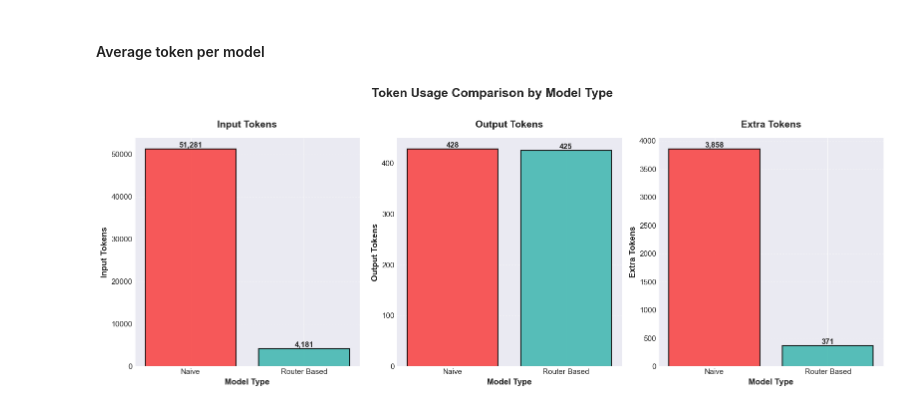
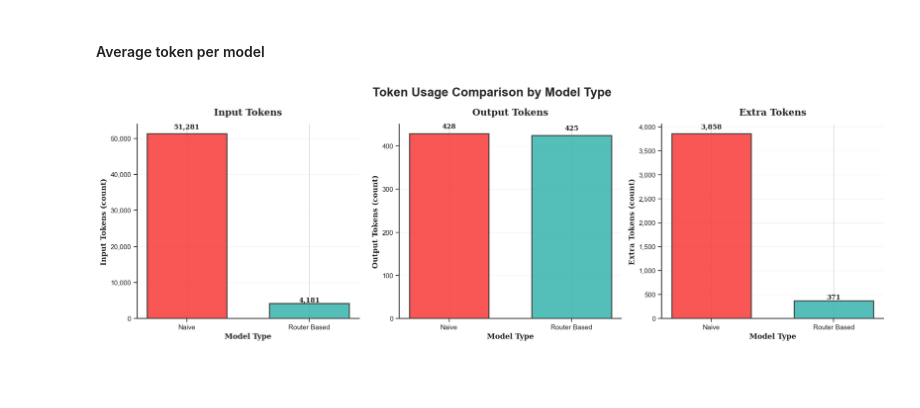
Before and after one commit to andreamurari/TesiMagistrale_NextQuerySuggestion, a Jupyter notebook: GeminiAPI_x_streamlit/token_usage_analysis.ipynb, the cells around one changed output. Drawn from its saved outputs; the diff is of its cells as text; code cells hidden in the pictures; blank space fills up the shorter version.

Commit message:
Update token_usage_analysis for better looking plots

```diff
--- a/GeminiAPI_x_streamlit/token_usage_analysis.ipynb
+++ b/GeminiAPI_x_streamlit/token_usage_analysis.ipynb
@@ -119,45 +119,63 @@ model_cmap = {
 # %% [markdown]
 #### Average token per model
 # %%
-plt.style.use('seaborn-v0_8-darkgrid')
+# Set academic style
+plt.rcParams['font.family'] = 'serif'
+plt.rcParams['font.size'] = 11
+plt.rcParams['axes.linewidth'] = 1.5
+plt.rcParams['grid.linewidth'] = 0.8
+plt.style.use('seaborn-v0_8-whitegrid')
 
-fig, axes = plt.subplots(1, 3, figsize=(16, 6))
-fig.suptitle('Token Usage Comparison by Model Type', fontsize=18, fontweight='bold', y=1.02)
+fig, axes = plt.subplots(1, 3, figsize=(18, 6))
+fig.suptitle('Token Usage Comparison by Model Type', fontsize=20, fontweight='bold', y=0.98)
 
 metrics = ['Input Tokens', 'Output Tokens', 'Extra Tokens']
 axes_flat = axes.flatten()
+
+# Calculate percentage differences for annotations
+rb_values = {}
+for metric in metrics:
+    rb_val = model_token_usage_df[model_token_usage_df['Model'] == 'Router Based'][metric].values[0]
+    naive_val = model_token_usage_df[model_token_usage_df['Model'] == 'Naive'][metric].values[0]
+    rb_values[metric] = (naive_val - rb_val) / rb_val * 100 if rb_val != 0 else 0
 
 for idx, metric in enumerate(metrics):
     ax = axes_flat[idx]
 
     bars = ax.bar(model_token_usage_df['Model'], model_token_usage_df[metric],
                    color=[model_cmap[model] for model in model_token_usage_df['Model']],
-                   edgecolor='black', linewidth=1.5, alpha=0.85)
+                   edgecolor='#333333', linewidth=1.8, alpha=0.88, width=0.65)
 
-    ax.set_title(f'{metric}', fontsize=14, fontweight='bold', pad=15)
-    ax.set_ylabel(metric, fontsize=12, fontweight='bold')
-    ax.set_xlabel('Model Type', fontsize=12, fontweight='bold')
-    ax.grid(axis='y', alpha=0.3, linestyle='--')
+    ax.set_title(f'{metric}', fontsize=15, fontweight='bold', pad=15, family='serif')
+    ax.set_ylabel(f'{metric} (count)', fontsize=12, fontweight='bold', family='serif')
+    ax.set_xlabel('Model Type', fontsize=12, fontweight='bold', family='serif')
+    ax.grid(axis='y', alpha=0.25, linestyle='-', linewidth=0.7)
     ax.set_axisbelow(True)
 
     # Improve tick labels
-    ax.tick_params(axis='both', which='major', labelsize=11)
+    ax.tick_params(axis='both', which='major', labelsize=11, length=6, width=1.2)
+    ax.tick_params(axis='y', which='minor', labelsize=10)
 
-    # Add value labels on bars
+    # Format y-axis with thousand separators
+    ax.yaxis.set_major_formatter(plt.FuncFormatter(lambda x, p: f'{int(x):,}'))
+
+    # Add value labels on bars with better formatting
     for bar in bars:
         height = bar.get_height()
-        ax.text(bar.get_x() + bar.get_width()/2., height,
+        ax.text(bar.get_x() + bar.get_width()/2., height * 1.02,
                 f'{int(height):,}',
-                ha='center', va='bottom', fontsize=11, fontweight='bold')
+                ha='center', va='bottom', fontsize=11, fontweight='bold', family='serif')
 
-    # Remove top and right spines for cleaner look
+    # Remove top and right spines
     ax.spines['top'].set_visible(False)
     ax.spines['right'].set_visible(False)
     ax.spines['left'].set_linewidth(1.5)
     ax.spines['bottom'].set_linewidth(1.5)
+    ax.spines['left'].set_color('#333333')
+    ax.spines['bottom'].set_color('#333333')
 
 plt.tight_layout()
 plt.show()
 # %% [output]
-[figure, old version]
+[figure, new version]
 # %%
```
Also changed, not shown: parts of 2 cells of this notebook.
